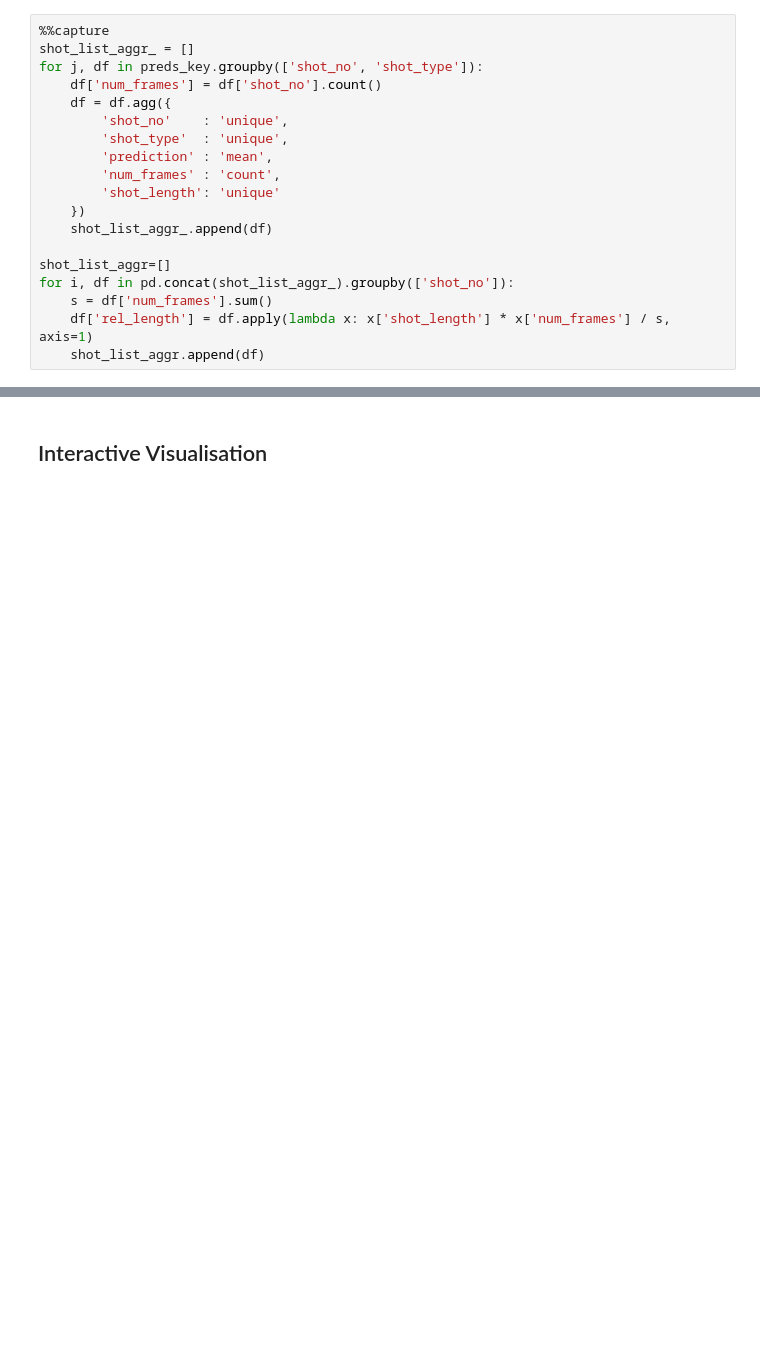
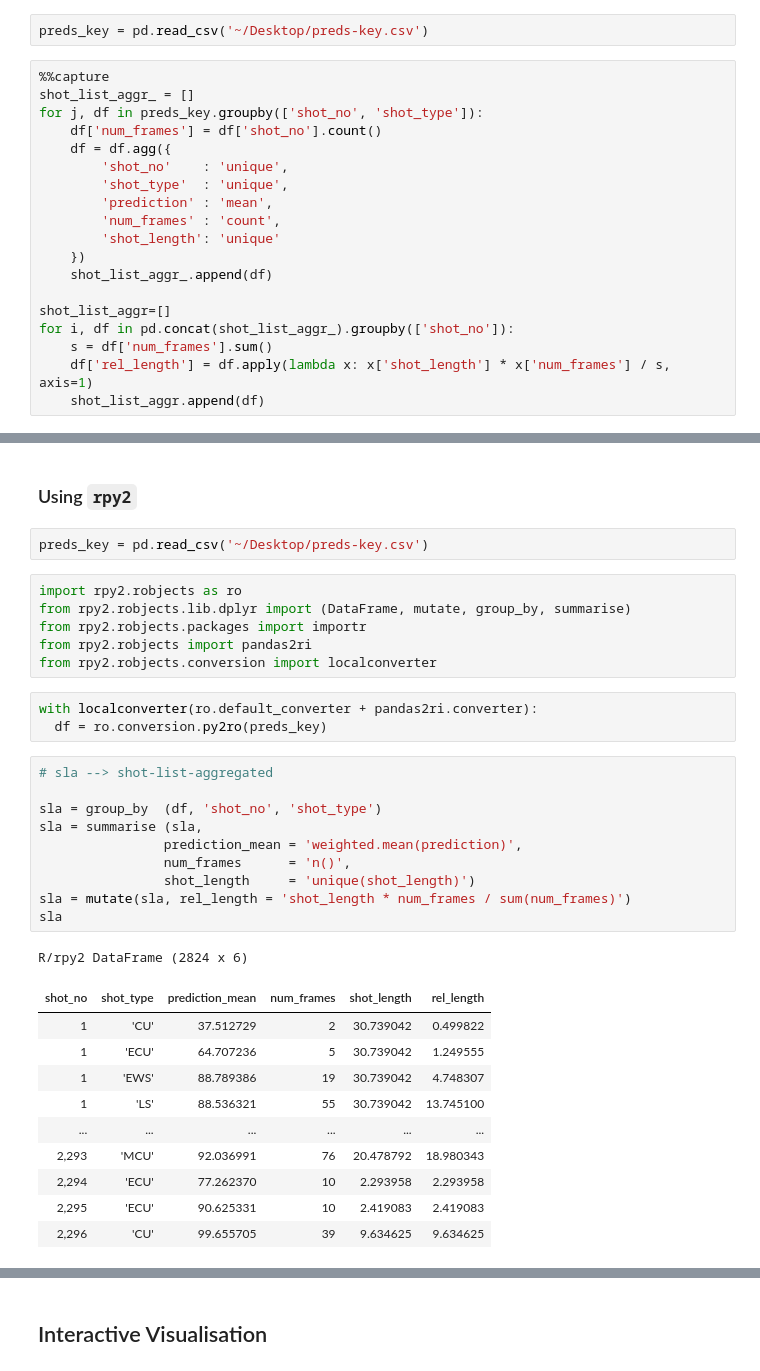
Before and after one commit to rsomani95/shot-boundary-detection, a Jupyter notebook: predict-shot-types.ipynb, the cells around one changed output, grey strips where cells are left out. Saved outputs shown, nothing was run; the diff lists cells and outputs as text; blank space fills up the shorter version.

Commit message:
(unrefined) altair vis update, using rpy2 instead of `%%R`

```diff
--- a/predict-shot-types.ipynb
+++ b/predict-shot-types.ipynb
@@ -279,6 +279,8 @@ cols(
 )
 # %% [markdown]
 ### Using `Python`
+# %%
+preds_key = pd.read_csv('~/Desktop/preds-key.csv')
 # %%
 %%capture
 shot_list_aggr_ = []
@@ -303,0 +325,35 @@ shot_list_aggr
+# %% [markdown]
+### Using `rpy2`
+# %%
+preds_key = pd.read_csv('~/Desktop/preds-key.csv')
+# %%
+import rpy2.robjects as ro
+from rpy2.robjects.lib.dplyr import (DataFrame, mutate, group_by, summarise)
+from rpy2.robjects.packages import importr
+from rpy2.robjects import pandas2ri
+from rpy2.robjects.conversion import localconverter
+# %%
+with localconverter(ro.default_converter + pandas2ri.converter):
+  df = ro.conversion.py2ro(preds_key)
+# %%
+# sla --> shot-list-aggregated
+
+sla = group_by  (df, 'shot_no', 'shot_type')
+sla = summarise (sla,
+                prediction_mean = 'weighted.mean(prediction)',
+                num_frames      = 'n()',
+                shot_length     = 'unique(shot_length)')
+sla = mutate(sla, rel_length = 'shot_length * num_frames / sum(num_frames)')
+sla
+# %% [output]
+R/rpy2 DataFrame (2824 x 6)
+| shot_no | shot_type | prediction_mean | num_frames | shot_length | rel_length |
+| 1 | 'CU' | 37.512729 | 2 | 30.739042 | 0.499822 |
+| 1 | 'ECU' | 64.707236 | 5 | 30.739042 | 1.249555 |
+| 1 | 'EWS' | 88.789386 | 19 | 30.739042 | 4.748307 |
+| 1 | 'LS' | 88.536321 | 55 | 30.739042 | 13.745100 |
+| ... | ... | ... | ... | ... | ... |
+| 2,293 | 'MCU' | 92.036991 | 76 | 20.478792 | 18.980343 |
+| 2,294 | 'ECU' | 77.262370 | 10 | 2.293958 | 2.293958 |
+| 2,295 | 'ECU' | 90.625331 | 10 | 2.419083 | 2.419083 |
+| 2,296 | 'CU' | 99.655705 | 39 | 9.634625 | 9.634625 |
```
Also changed, not shown: parts of 4 cells of this notebook, 1 other file.
